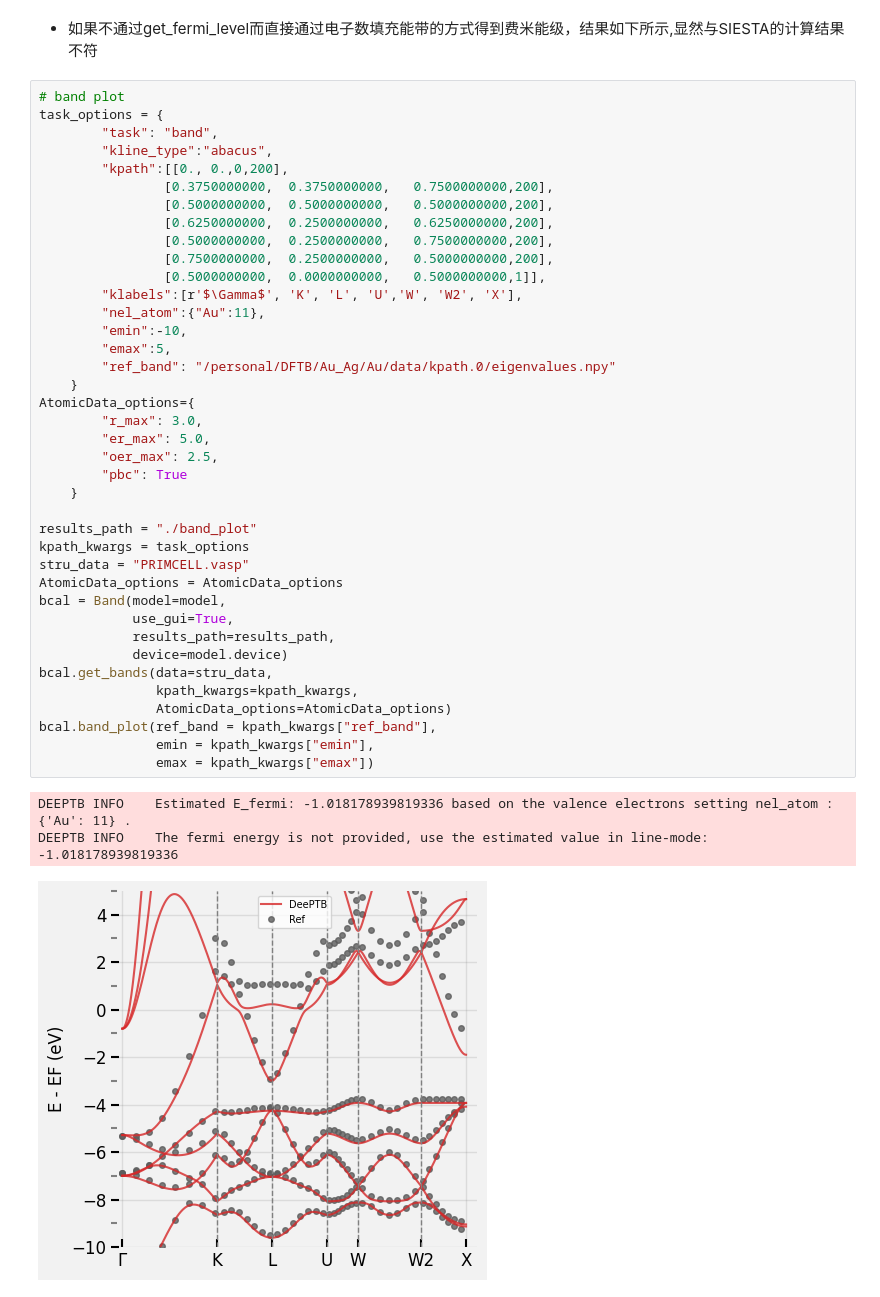
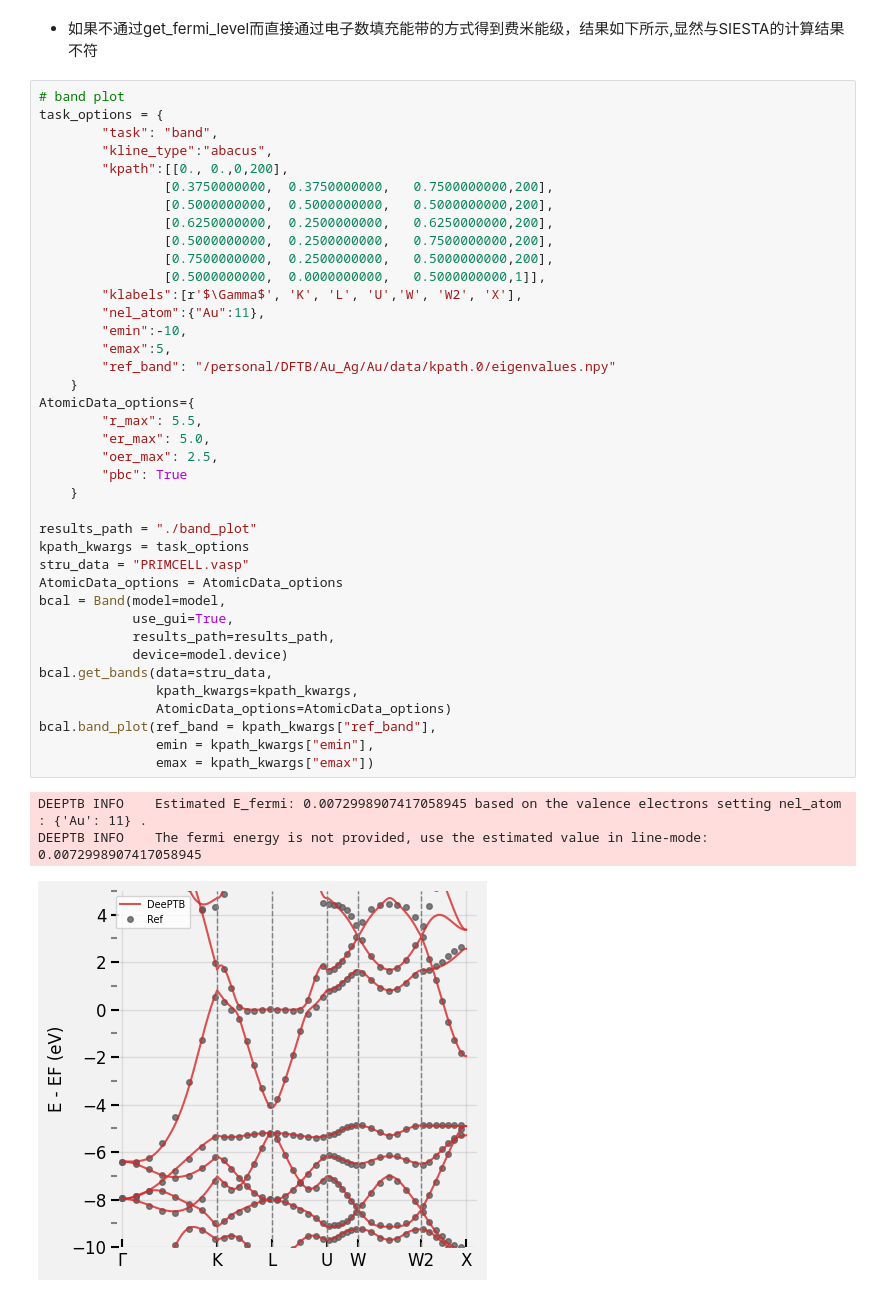
Before and after one commit to deepmodeling/DeePTB, a Jupyter notebook: examples/get_fermi/get_fermi.ipynb, the cells around one changed output. Saved outputs shown, nothing was run; the diff lists cells and outputs as text.

```diff
--- a/examples/get_fermi/get_fermi.ipynb
+++ b/examples/get_fermi/get_fermi.ipynb
@@ -132,34 +251,34 @@ task_options = {
                 [0.5000000000,	0.2500000000,	0.7500000000,200],
                 [0.7500000000,	0.2500000000,	0.5000000000,200],
                 [0.5000000000,	0.0000000000,	0.5000000000,1]],
         "klabels":[r'$\Gamma$', 'K', 'L', 'U','W', 'W2', 'X'],
         "nel_atom":{"Au":11},
         "emin":-10,
         "emax":5,
         "ref_band": "/personal/DFTB/Au_Ag/Au/data/kpath.0/eigenvalues.npy"
     }
 AtomicData_options={
-        "r_max": 3.0,
+        "r_max": 5.5,
         "er_max": 5.0,
         "oer_max": 2.5,
         "pbc": True
     }
 
 results_path = "./band_plot"
 kpath_kwargs = task_options
 stru_data = "PRIMCELL.vasp"
 AtomicData_options = AtomicData_options
 bcal = Band(model=model,
             use_gui=True,
             results_path=results_path,
             device=model.device)
 bcal.get_bands(data=stru_data,
                kpath_kwargs=kpath_kwargs,
                AtomicData_options=AtomicData_options)
 bcal.band_plot(ref_band = kpath_kwargs["ref_band"],
                emin = kpath_kwargs["emin"],
                emax = kpath_kwargs["emax"])
 # %% [output]
-DEEPTB INFO    Estimated E_fermi: -1.018178939819336 based on the valence electrons setting nel_atom : {'Au': 11} .
-DEEPTB INFO    The fermi energy is not provided, use the estimated value in line-mode: -1.018178939819336
+DEEPTB INFO    Estimated E_fermi: 0.0072998907417058945 based on the valence electrons setting nel_atom : {'Au': 11} .
+DEEPTB INFO    The fermi energy is not provided, use the estimated value in line-mode: 0.0072998907417058945
-[figure, old version]
+[figure, new version]
```
Also changed, not shown: parts of 8 cells of this notebook, 2 other files.
